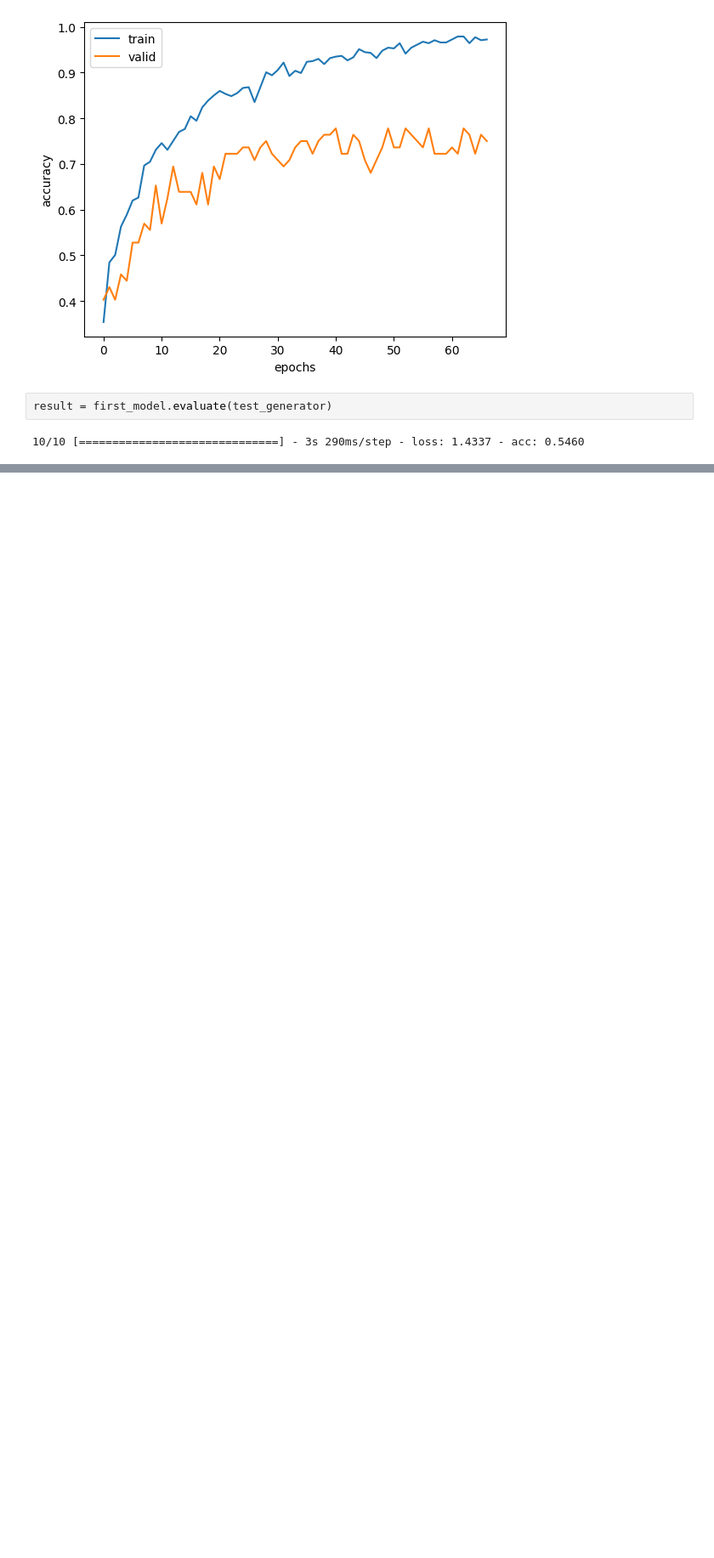
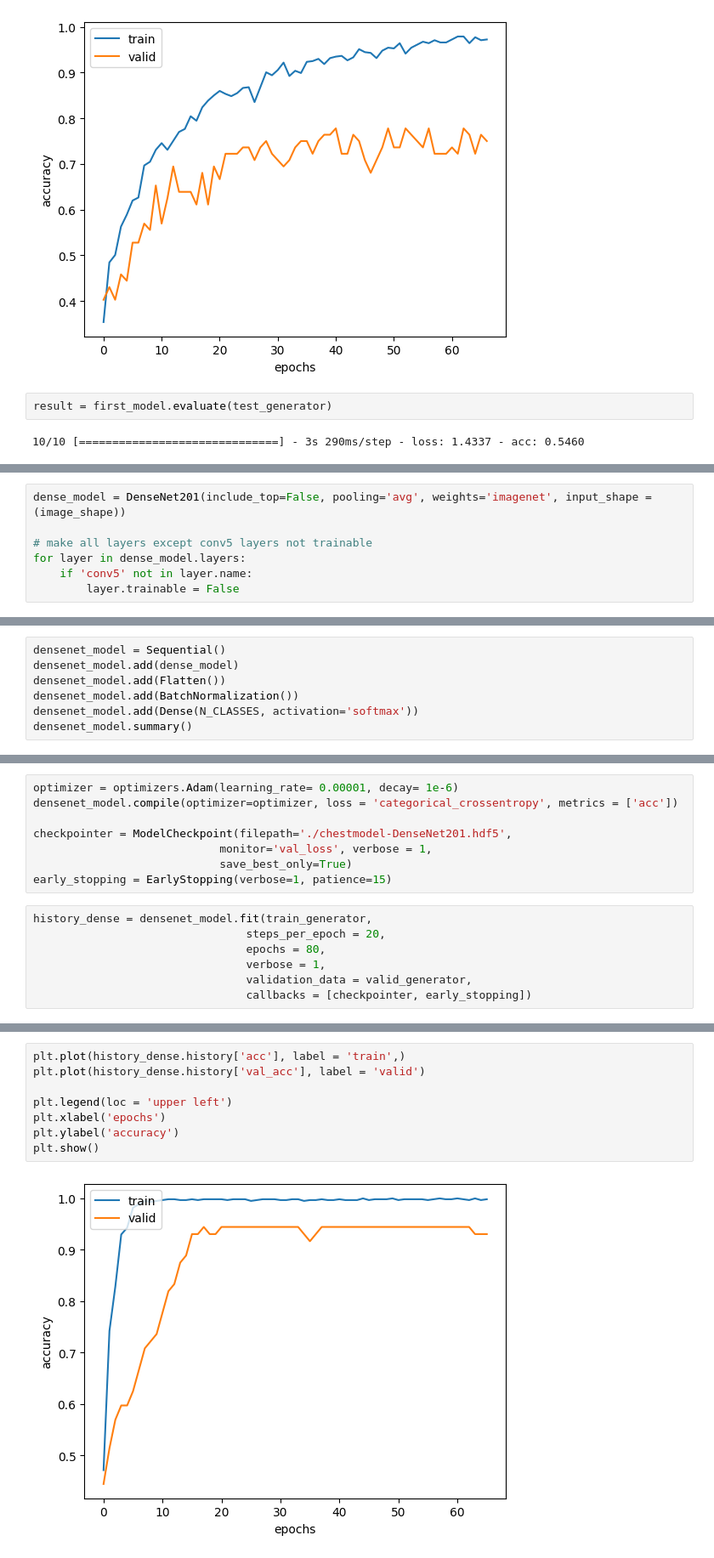
Before and after one commit to abdouaaba/Lung-Cancer-Detection, a Jupyter notebook: notebook.ipynb, the cells around one changed output, grey strips where cells are left out. Shown at 85% size. Saved outputs shown, nothing was run; the diff lists cells and outputs as text; blank space fills up the shorter version.

Commit message:
transfer learning (densenet201)

```diff
--- a/notebook.ipynb
+++ b/notebook.ipynb
@@ -151,0 +182,7 @@ result = first_model.evaluate(test_generator)
+# %%
+dense_model = DenseNet201(include_top=False, pooling='avg', weights='imagenet', input_shape = (image_shape))
+
+# make all layers except conv5 layers not trainable
+for layer in dense_model.layers:
+    if 'conv5' not in layer.name:
+        layer.trainable = False
@@ -151,0 +192,7 @@ result = first_model.evaluate(test_generator)
+# %%
+densenet_model = Sequential()
+densenet_model.add(dense_model)
+densenet_model.add(Flatten())
+densenet_model.add(BatchNormalization())
+densenet_model.add(Dense(N_CLASSES, activation='softmax'))
+densenet_model.summary()
@@ -151,0 +218,15 @@ result = first_model.evaluate(test_generator)
+# %%
+optimizer = optimizers.Adam(learning_rate= 0.00001, decay= 1e-6)
+densenet_model.compile(optimizer=optimizer, loss = 'categorical_crossentropy', metrics = ['acc'])
+
+checkpointer = ModelCheckpoint(filepath='./chestmodel-DenseNet201.hdf5',
+                            monitor='val_loss', verbose = 1,
+                            save_best_only=True)
+early_stopping = EarlyStopping(verbose=1, patience=15)
+# %%
+history_dense = densenet_model.fit(train_generator,
+                                steps_per_epoch = 20,
+                                epochs = 80,
+                                verbose = 1,
+                                validation_data = valid_generator,
+                                callbacks = [checkpointer, early_stopping])
@@ -151,0 +251,10 @@ result = first_model.evaluate(test_generator)
+# %%
+plt.plot(history_dense.history['acc'], label = 'train',)
+plt.plot(history_dense.history['val_acc'], label = 'valid')
+
+plt.legend(loc = 'upper left')
+plt.xlabel('epochs')
+plt.ylabel('accuracy')
+plt.show()
+# %% [output]
+[figure, added]
```
Also changed, not shown: parts of 7 cells of this notebook.
